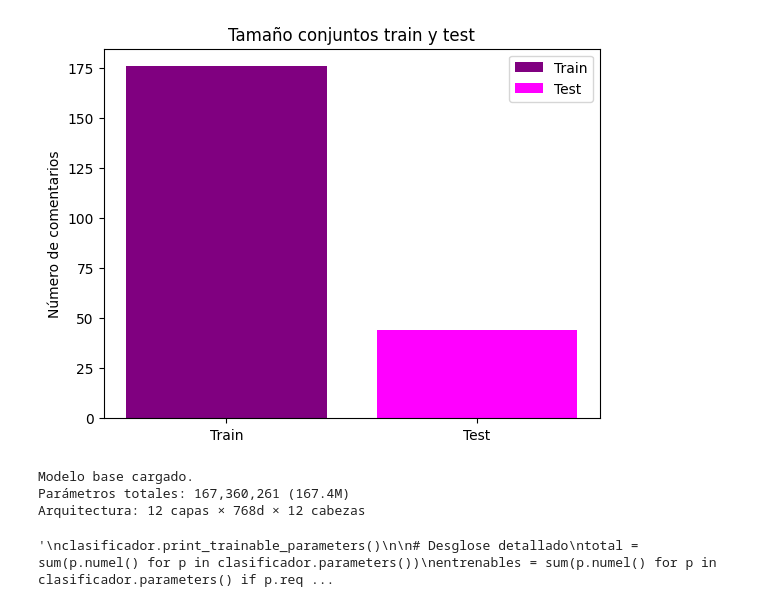
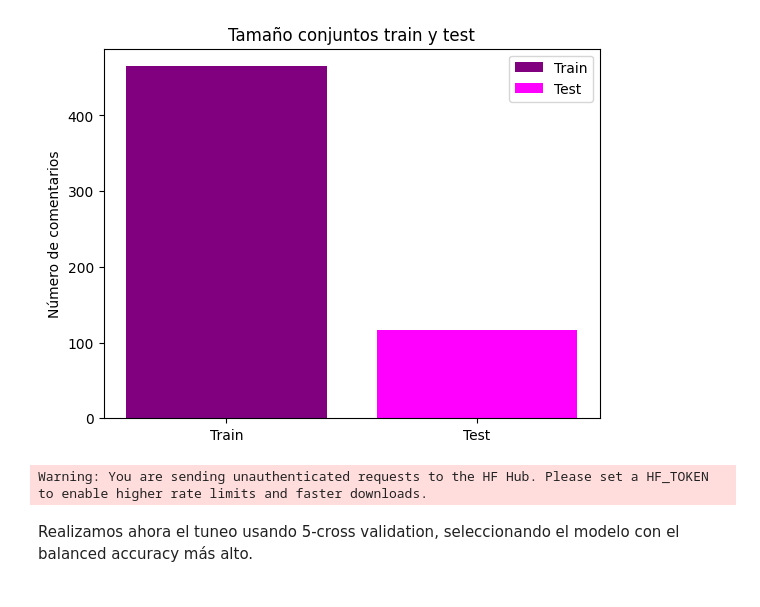
Before and after one commit to NicteSalas/LLM_PROJECT_1, a Jupyter notebook: notebooks_proyecto/FineTuning.ipynb, the cells around one changed output. Cells and saved outputs as stored; diff of their text form; code cells hidden in the pictures.

```diff
--- a/notebooks_proyecto/FineTuning.ipynb
+++ b/notebooks_proyecto/FineTuning.ipynb
@@ -34,7 +33,10 @@ PROJECT_ROOT = Path(os.getcwd()).parent
 
 # Ruta completa a carpetas
 MODELOS_PATH = PROJECT_ROOT / 'modelos'
-#aux2 = PROCESSED_PATH / f"{archivo_fin[i]}_limpio.csv"
+DATOS_PATH = PROJECT_ROOT / 'data' / 'limpieza_final' / 'etiquetado_humano_unificado.csv'
 print(str(MODELOS_PATH))
+print(str(DATOS_PATH))
+corpus = pd.read_csv(DATOS_PATH, usecols = ['comentario', 'etiquetado_humano','categoria'],encoding = 'utf-8-sig')
+print(corpus.head())
 # %% [output]
 C:\Users\inqui\OneDrive\Desktop\Clases\26-2\LLM_PROJECT_1\modelos
@@ -41,8 +57,17 @@ C:\Users\inqui\OneDrive\Desktop\Clases\26-2\LLM_PROJECT_1\modelos
 # %%
-muestra = corpus[np.isnan(corpus['rango_humano']) == False]
-muestra.rename(columns = {'rango_humano':'labels','comentario':'text'}, inplace = True)
+#Nos quedamos unicamente con los datos que tienen etiqueta, pues estamos
+#realizando un aprendizaje supervisado
+muestra = corpus[np.isnan(corpus['etiquetado_humano']) == False]
+
+#Se renombran la columnas columnas 'etiquetado_humano' y 'comentario'
+#como 'labels' y 'text' como requerimiento para hacer el fine tuning
+muestra.rename(columns = {'etiquetado_humano':'labels','comentario':'text'}, inplace = True)
 muestra['labels'] = [int(x-1) for x in muestra['labels']]
-#Se añade la columna 'labels' como requerimiento para hacer el fine tuning
+
+#Para evitar problemas de correlacion (inducidos por las categorias),
+#hacemos un reordenamiento aleatorio de nuestros datos
+muestra = muestra.sample(n = len(muestra['text']))
+muestra_ds = Dataset.from_pandas(muestra)
 
 
 print(muestra.head())
@@ -119,14 +98,14 @@ Columnas: ['labels', '__index_level_0__', 'input_ids', 'token_type_ids', 'attent
 # %%
-tam_train = len(muestra_train)
-tam_test = len(muestra_test)
+tam_train = len(muestra) * .8
+tam_test = len(muestra) * .2
 
 plt.bar(['Train','Test'],[tam_train,tam_test], label = ['Train','Test'],color = ['purple','magenta'])
 plt.title('Tamaño conjuntos train y test')
 plt.ylabel('Número de comentarios')
 plt.legend()
 plt.show()
 # %% [output]
-[figure, old version]
+[figure, new version]
 # %%
 #Primero definimos el clasificador al que le haremos el finefuning y los parametros necesarios para el mismo,
 #entre ellos, las etiquetas de "ida y de vuelta" de la clasificacion
@@ -136,15 +115,6 @@ clasificador = AutoModelForSequenceClassification.from_pretrained(
     id2label= {0:'Negativo',1:'Parcialmente Negativo', 2:'Neutral',3:'Parcialmente Positivo', 4:'Postivo'},
     label2id={'Negativo':0,'Parcialmente Negativo':1, 'Neutral': 2, 'Parcialmente Positivo': 3, 'Positivo':4}
 )
-
-# Contar parámetros antes de LoRA
-total_params = sum(p.numel() for p in clasificador.parameters())
-print(f"\nModelo base cargado.")
-print(f"Parámetros totales: {total_params:,} ({total_params/1e6:.1f}M)")
-print(f"Arquitectura: {clasificador.config.num_hidden_layers} capas × "
-      f"{clasificador.config.hidden_size}d × "
-      f"{clasificador.config.num_attention_heads} cabezas")
-
 
 #Ahora, configuramos LORA
 lora_config = LoraConfig(
@@ -170,30 +140,7 @@ lora_config = LoraConfig(
 #instead of all the model's parameters. This significantly decreases the computational and storage costs.
 #Recent state-of-the-art PEFT techniques achieve performance comparable to fully fine-tuned models.
 clasificador_peft = get_peft_model(clasificador, lora_config)
-
-#---------------------------------------------------------------------------------------------------------------------
-#Incluir esta parte solo para exposicion
-#---------------------------------------------------------------------------------------------------------------------
-# Podemos ver cuantos parametros se estan entrenando ahora
-'''
-clasificador.print_trainable_parameters()
-
-# Desglose detallado
-total = sum(p.numel() for p in clasificador.parameters())
-entrenables = sum(p.numel() for p in clasificador.parameters() if p.requires_grad)
-congelados = total - entrenables
-
-print(f"\nDesglose:")
-print(f"  Parámetros totales:      {total:>12,}")
-print(f"  Parámetros congelados:   {congelados:>12,}  ({congelados/total*100:.1f}%)")
-print(f"  Parámetros entrenables:  {entrenables:>12,}  ({entrenables/total*100:.1f}%)")
-print(f"\n→ Solo se actualizan {entrenables/total*100:.1f}% de los parámetros en cada paso.")
-print(f"→ El modelo base permanece intacto — conocimiento preentrenado preservado.")
-'''
 # %% [output]
-Modelo base cargado.
-Parámetros totales: 167,360,261 (167.4M)
-Arquitectura: 12 capas × 768d × 12 cabezas
+Warning: You are sending unauthenticated requests to the HF Hub. Please set a HF_TOKEN to enable higher rate limits and faster downloads.
-'\nclasificador.print_trainable_parameters()\n\n# Desglose detallado\ntotal = sum(p.numel() for p in clasificador.parameters())\nentrenables = sum(p.numel() for p in clasificador.parameters() if p.req ...
 # %%
 #Definimos las metricas con las que evaluaremos el modelo
@@ -264 +346,3 @@ trainer = Trainer(
+# %% [markdown]
+Realizamos ahora el tuneo usando 5-cross validation, seleccionando el modelo con el balanced accuracy más alto.
 # %%
```
Also changed, not shown: parts of 9 cells of this notebook.
